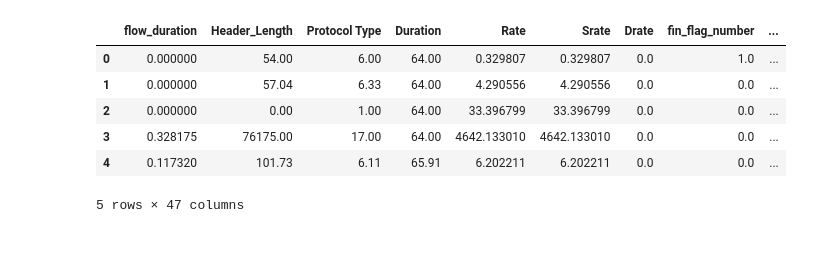
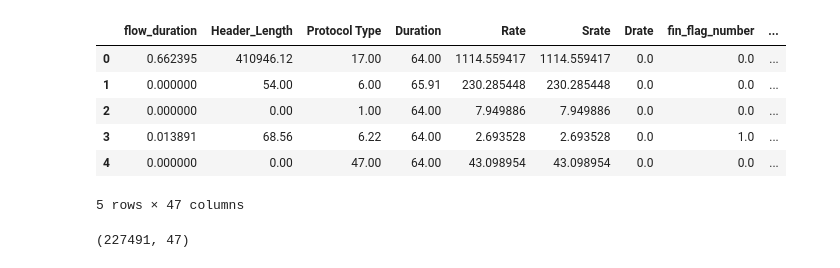
Before and after one commit to ethwinch/IDS-for-IoT-devices-using-ensemble-machine-learning, a Jupyter notebook: IDS_IoT_model.ipynb, the cells around one changed output. Drawn from its saved outputs; the diff is of its cells as text; code cells hidden in the pictures.

```diff
--- a/IDS_IoT_model.ipynb
+++ b/IDS_IoT_model.ipynb
@@ -5,40 +5,51 @@ import joblib
 
 from sklearn import tree
 from sklearn.tree import DecisionTreeClassifier
 from sklearn.ensemble import RandomForestClassifier
 
-from sklearn.model_selection import train_test_split
-from sklearn.metrics import accuracy_score, precision_score, recall_score
+from sklearn.model_selection import train_test_split, cross_val_score, StratifiedKFold
+from sklearn.metrics import accuracy_score, precision_score, recall_score, roc_auc_score
 from sklearn.linear_model import LinearRegression
 
 from sklearn.metrics import f1_score
 from sklearn.model_selection import cross_val_score
 
 from sklearn.ensemble import VotingClassifier
 from sklearn.dummy import DummyClassifier
 from sklearn.metrics import accuracy_score, classification_report
 
 import glob
 import os
-#merge all files starting in "part" & ending in "csv" inside the selected path
-all_files = os.path.join("CIC-IoT-2023/","part*.csv")
+
+# for reproduceability in model evaluation
+rand_state = 42
+np.random.seed(rand_state)
+
+#merge all files starting in "part-0002" & ending in "csv" inside the selected path
+all_files = os.path.join("CIC-IoT-2023/","part-00004*.csv")
 #list of all merged files
 joined_files = glob.glob(all_files)
 #merged files
 df = pd.concat(map(pd.read_csv, joined_files), ignore_index=True)
 # pd.read_csv(joined_files, chunksize=1000)
 #df = pd.read_csv(df, chunksize=1000)
+# for chunk in pd.read_csv(joined_files, chunksize=1000):
+#     print(chunk.shape)
 
 df_test = df.head(5)
 df_test
 
 # df = pd.read_csv('part-00000-363d1ba3-8ab5-4f96-bc25-4d5862db7cb9-c000.csv')
 # df
 # %% [output]
 |  | flow_duration | Header_Length | Protocol Type | Duration | Rate | Srate | Drate | fin_flag_number | ... |
-| 0 | 0.000000 | 54.00 | 6.00 | 64.00 | 0.329807 | 0.329807 | 0.0 | 1.0 | ... |
-| 1 | 0.000000 | 57.04 | 6.33 | 64.00 | 4.290556 | 4.290556 | 0.0 | 0.0 | ... |
-| 2 | 0.000000 | 0.00 | 1.00 | 64.00 | 33.396799 | 33.396799 | 0.0 | 0.0 | ... |
-| 3 | 0.328175 | 76175.00 | 17.00 | 64.00 | 4642.133010 | 4642.133010 | 0.0 | 0.0 | ... |
-| 4 | 0.117320 | 101.73 | 6.11 | 65.91 | 6.202211 | 6.202211 | 0.0 | 0.0 | ... |
+| 0 | 0.662395 | 410946.12 | 17.00 | 64.00 | 1114.559417 | 1114.559417 | 0.0 | 0.0 | ... |
+| 1 | 0.000000 | 54.00 | 6.00 | 65.91 | 230.285448 | 230.285448 | 0.0 | 0.0 | ... |
+| 2 | 0.000000 | 0.00 | 1.00 | 64.00 | 7.949886 | 7.949886 | 0.0 | 0.0 | ... |
+| 3 | 0.013891 | 68.56 | 6.22 | 64.00 | 2.693528 | 2.693528 | 0.0 | 1.0 | ... |
+| 4 | 0.000000 | 0.00 | 47.00 | 64.00 | 43.098954 | 43.098954 | 0.0 | 0.0 | ... |
 5 rows × 47 columns
+# %%
+df.shape
+# %% [output]
+(227491, 47)
```
Also changed, not shown: parts of 17 cells of this notebook.
